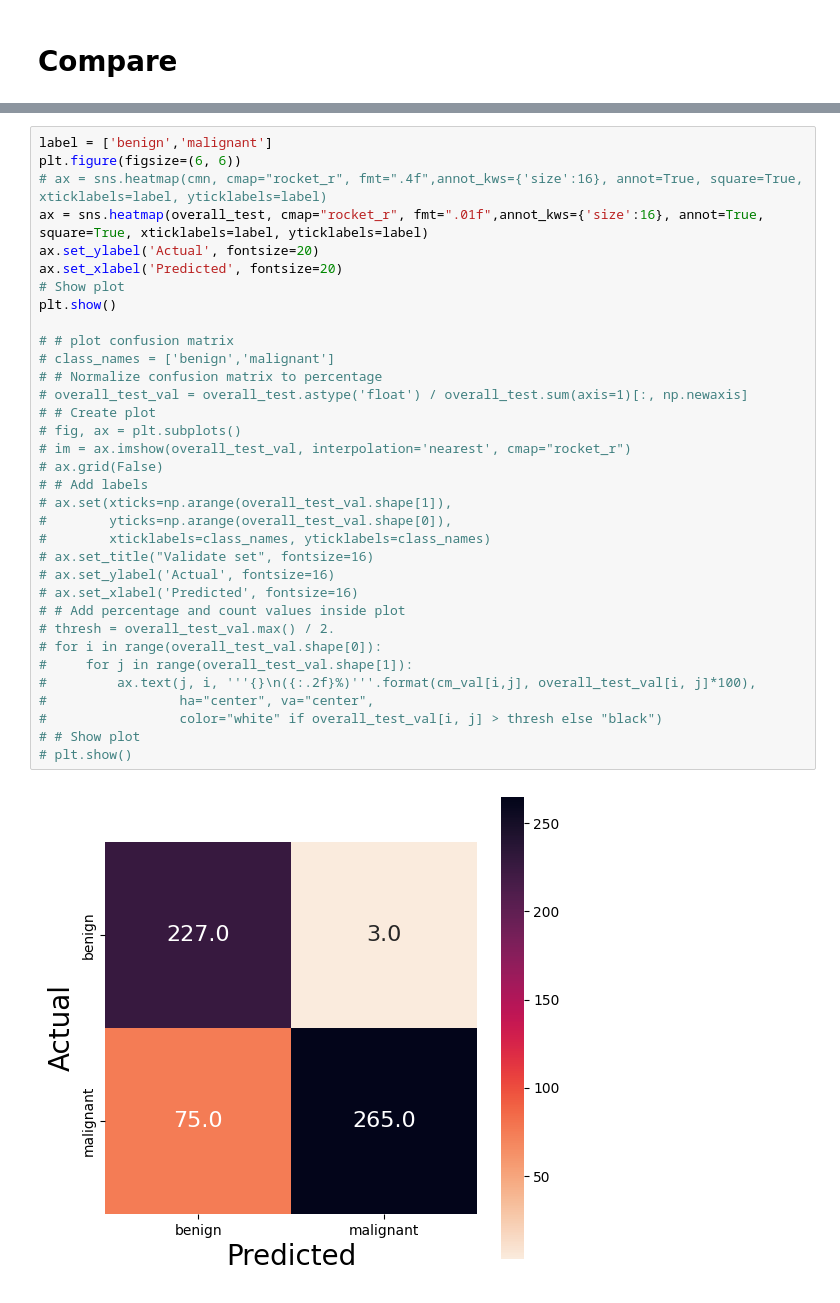
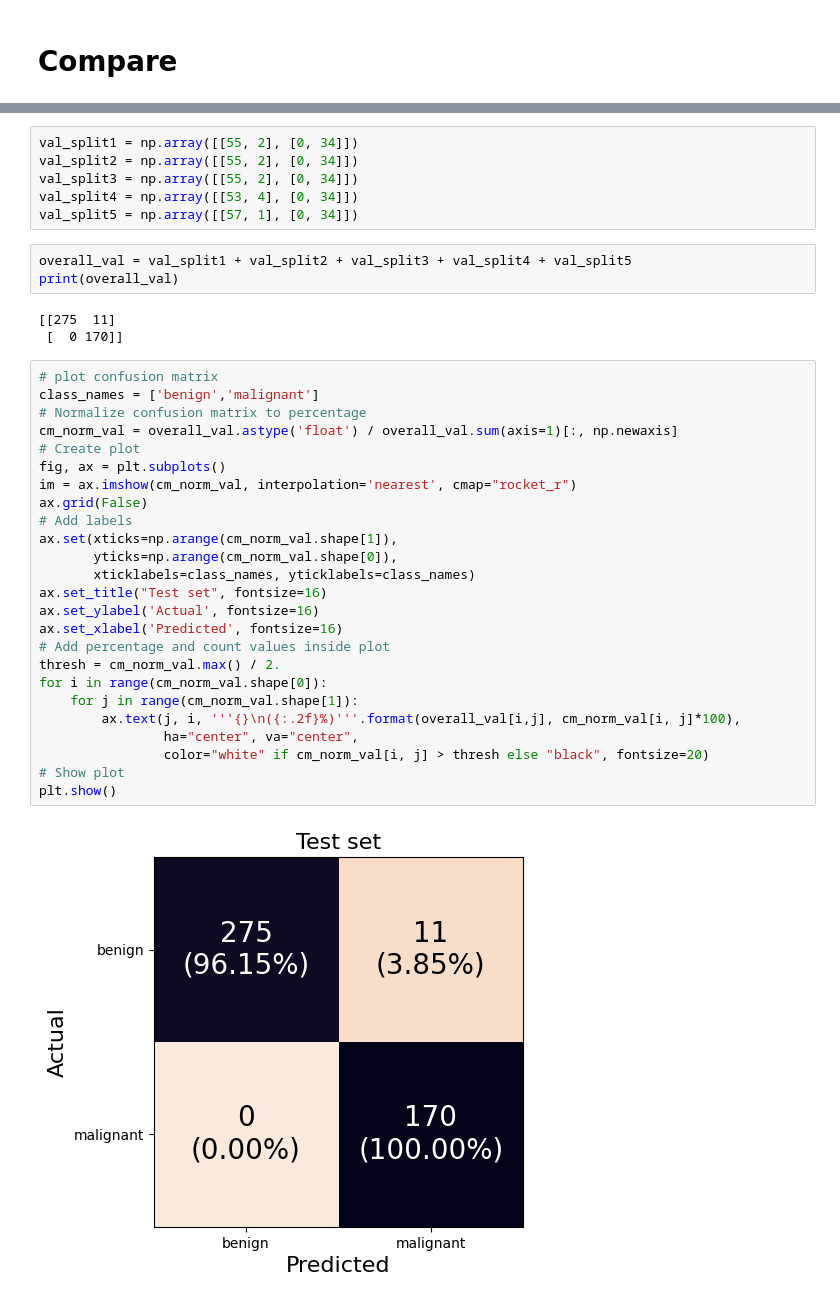
Before and after one commit to 6410615139/Project_Cancer, a Jupyter notebook: DTC/dtc.ipynb, the cells around one changed output, grey strips where cells are left out. Cells and saved outputs as stored; diff of their text form.

```diff
--- a/DTC/dtc.ipynb
+++ b/DTC/dtc.ipynb
@@ -1837,36 +1040,39 @@ array([[227,   3],
+# %%
+val_split1 = np.array([[55, 2], [0, 34]])
+val_split2 = np.array([[55, 2], [0, 34]])
+val_split3 = np.array([[55, 2], [0, 34]])
+val_split4 = np.array([[53, 4], [0, 34]])
+val_split5 = np.array([[57, 1], [0, 34]])
+# %%
+overall_val = val_split1 + val_split2 + val_split3 + val_split4 + val_split5
+print(overall_val)
+# %% [output]
+[[275  11]
+ [  0 170]]
 # %%
-label = ['benign','malignant']
-plt.figure(figsize=(6, 6))
-# ax = sns.heatmap(cmn, cmap="rocket_r", fmt=".4f",annot_kws={'size':16}, annot=True, square=True, xticklabels=label, yticklabels=label)
-ax = sns.heatmap(overall_test, cmap="rocket_r", fmt=".01f",annot_kws={'size':16}, annot=True, square=True, xticklabels=label, yticklabels=label)
-ax.set_ylabel('Actual', fontsize=20)
-ax.set_xlabel('Predicted', fontsize=20)
+# plot confusion matrix
+class_names = ['benign','malignant']
+# Normalize confusion matrix to percentage
+cm_norm_val = overall_val.astype('float') / overall_val.sum(axis=1)[:, np.newaxis]
+# Create plot
+fig, ax = plt.subplots()
+im = ax.imshow(cm_norm_val, interpolation='nearest', cmap="rocket_r")
+ax.grid(False)
+# Add labels
+ax.set(xticks=np.arange(cm_norm_val.shape[1]),
+       yticks=np.arange(cm_norm_val.shape[0]),
+       xticklabels=class_names, yticklabels=class_names)
+ax.set_title("Test set", fontsize=16)
+ax.set_ylabel('Actual', fontsize=16)
+ax.set_xlabel('Predicted', fontsize=16)
+# Add percentage and count values inside plot
+thresh = cm_norm_val.max() / 2.
+for i in range(cm_norm_val.shape[0]):
+    for j in range(cm_norm_val.shape[1]):
+        ax.text(j, i, '''{}\n({:.2f}%)'''.format(overall_val[i,j], cm_norm_val[i, j]*100),
+                ha="center", va="center",
+                color="white" if cm_norm_val[i, j] > thresh else "black", fontsize=20)
 # Show plot
 plt.show()
-
-# # plot confusion matrix
-# class_names = ['benign','malignant']
-# # Normalize confusion matrix to percentage
-# overall_test_val = overall_test.astype('float') / overall_test.sum(axis=1)[:, np.newaxis]
-# # Create plot
-# fig, ax = plt.subplots()
-# im = ax.imshow(overall_test_val, interpolation='nearest', cmap="rocket_r")
-# ax.grid(False)
-# # Add labels
-# ax.set(xticks=np.arange(overall_test_val.shape[1]),
-#        yticks=np.arange(overall_test_val.shape[0]),
-#        xticklabels=class_names, yticklabels=class_names)
-# ax.set_title("Validate set", fontsize=16)
-# ax.set_ylabel('Actual', fontsize=16)
-# ax.set_xlabel('Predicted', fontsize=16)
-# # Add percentage and count values inside plot
-# thresh = overall_test_val.max() / 2.
-# for i in range(overall_test_val.shape[0]):
-#     for j in range(overall_test_val.shape[1]):
-#         ax.text(j, i, '''{}\n({:.2f}%)'''.format(cm_val[i,j], overall_test_val[i, j]*100),
-#                 ha="center", va="center",
-#                 color="white" if overall_test_val[i, j] > thresh else "black")
-# # Show plot
-# plt.show()
 # %% [output]
-[figure, old version]
+[figure, new version]
```
Also changed, not shown: parts of 102 cells of this notebook.
